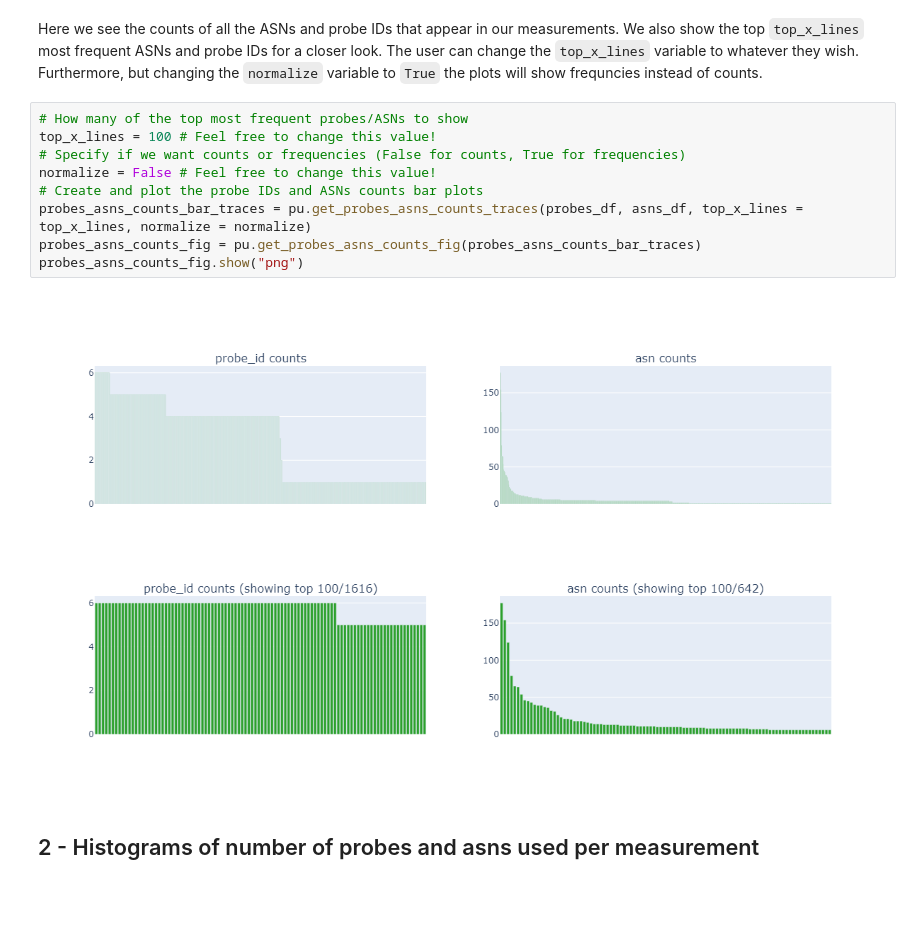
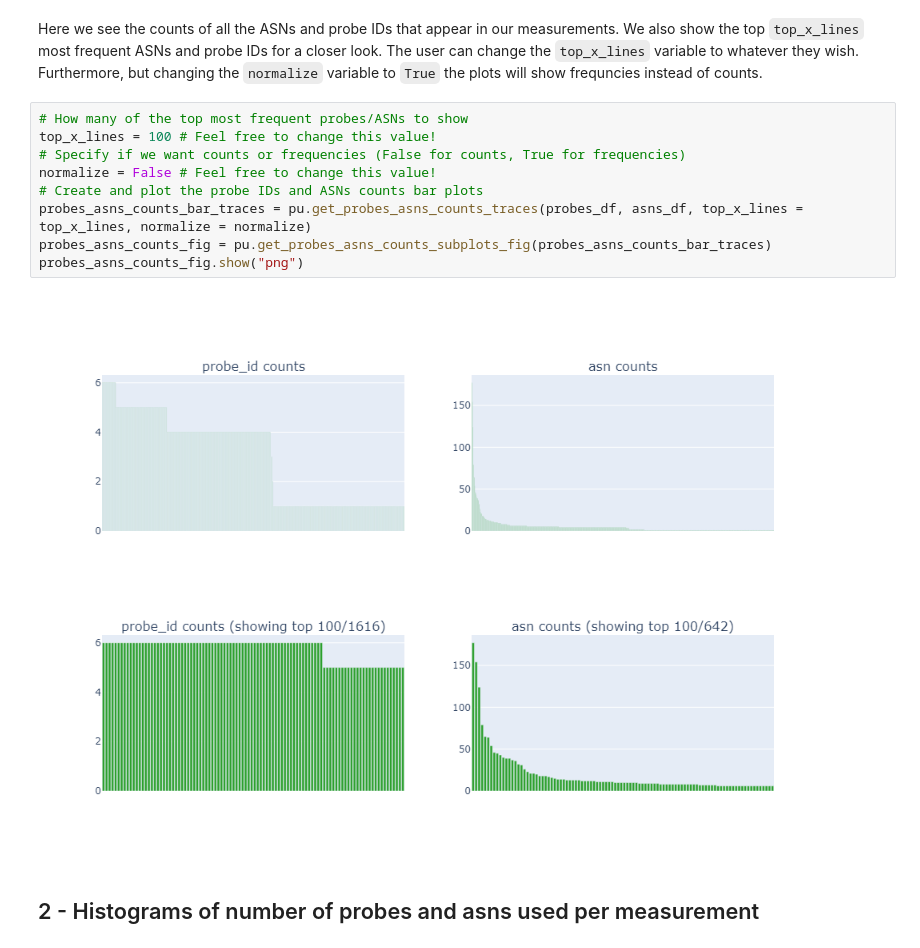
Before and after one commit to sermpezis/ai4netmon-atlas-patterns-analysis, a Jupyter notebook: src/main.ipynb, the cells around one changed output. Saved outputs shown, nothing was run; the diff lists cells and outputs as text; blank space fills up the shorter version.

Commit message:
Visual changes to the dashboard.

```diff
--- a/src/main.ipynb
+++ b/src/main.ipynb
@@ -130,14 +131,14 @@ Here we see the counts of all the ASNs and probe IDs that appear in our measurem
 # %%
 # How many of the top most frequent probes/ASNs to show
 top_x_lines = 100 # Feel free to change this value!
 # Specify if we want counts or frequencies (False for counts, True for frequencies)
 normalize = False # Feel free to change this value!
 # Create and plot the probe IDs and ASNs counts bar plots
 probes_asns_counts_bar_traces = pu.get_probes_asns_counts_traces(probes_df, asns_df, top_x_lines = top_x_lines, normalize = normalize)
-probes_asns_counts_fig = pu.get_probes_asns_counts_fig(probes_asns_counts_bar_traces)
+probes_asns_counts_fig = pu.get_probes_asns_counts_subplots_fig(probes_asns_counts_bar_traces)
 probes_asns_counts_fig.show("png")
 # %% [output]
-[figure, old version]
+[figure, new version]
 # %% [markdown]
 ## 2 - Histograms of number of probes and asns used per measurement
 # %%
```
Also changed, not shown: parts of 6 cells of this notebook, 3 other files.
